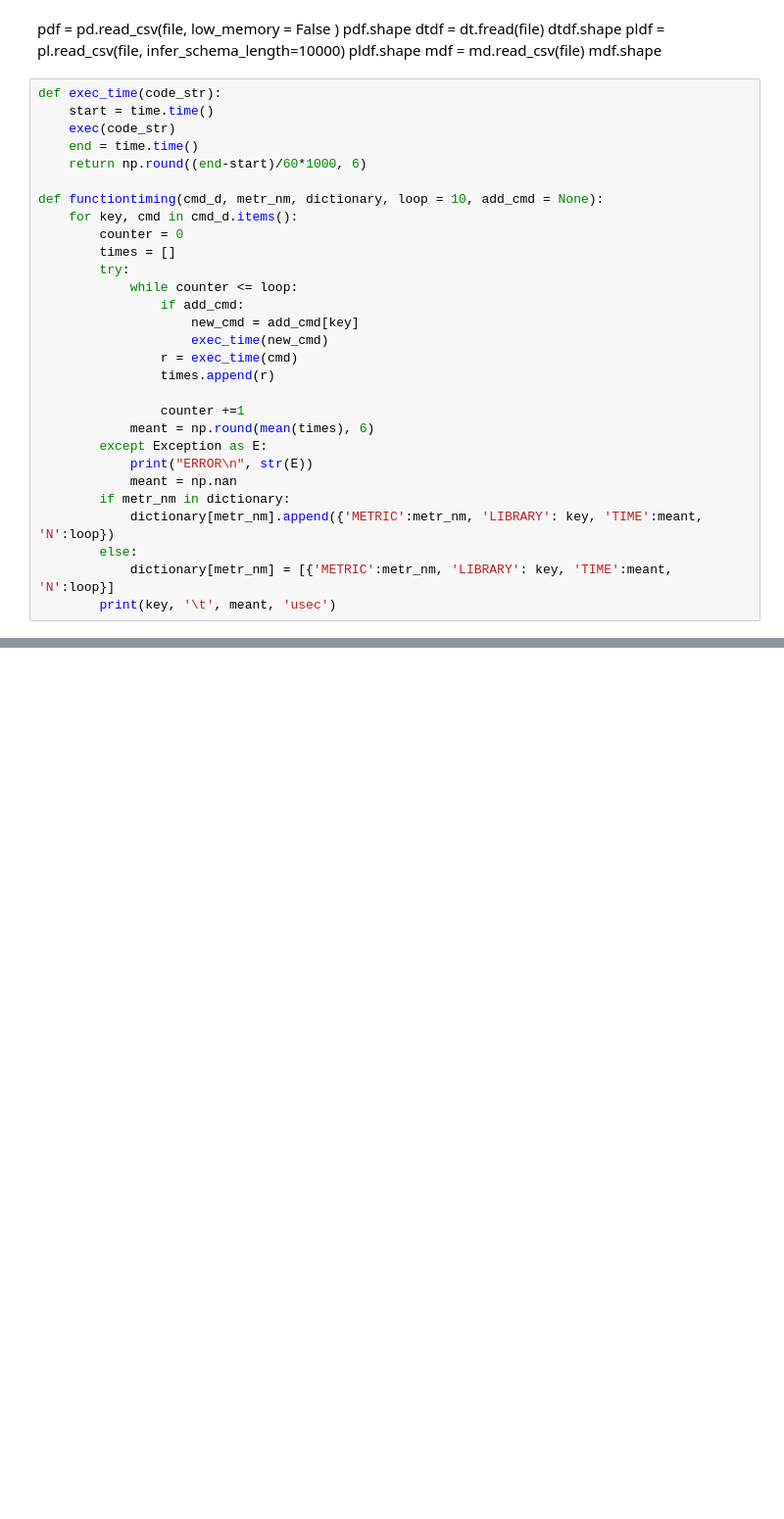
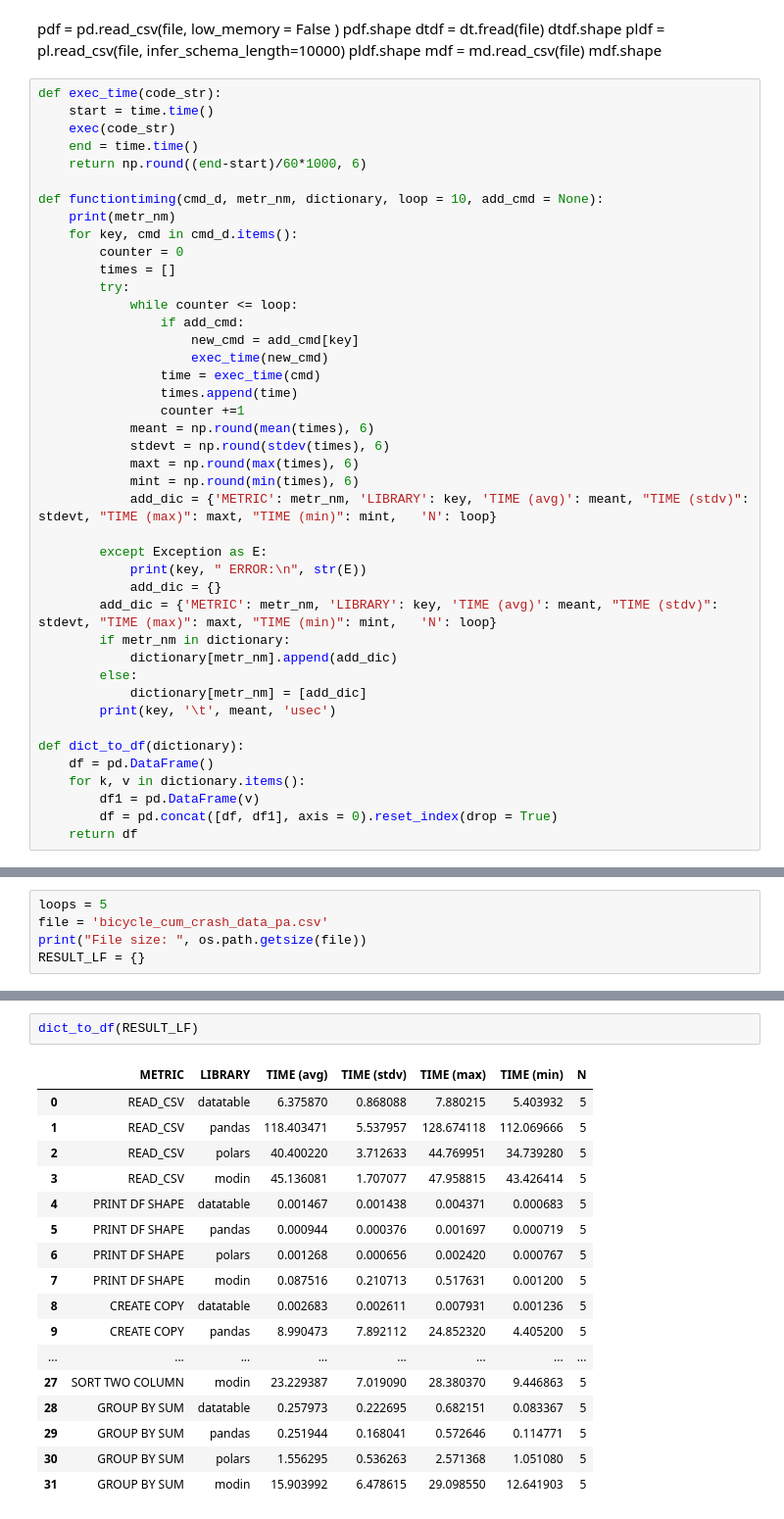
Before and after one commit to jpinzonc/PANDAS_ALTERNATIVES, a Jupyter notebook: PANDAS_ALT.ipynb, the cells around one changed output, grey strips where cells are left out. Shown at 98% size. Drawn from its saved outputs; the diff is of its cells as text; blank space fills up the shorter version.

```diff
--- a/PANDAS_ALT.ipynb
+++ b/PANDAS_ALT.ipynb
@@ -105,6 +120,7 @@ def exec_time(code_str):
     return np.round((end-start)/60*1000, 6)
 
 def functiontiming(cmd_d, metr_nm, dictionary, loop = 10, add_cmd = None):
+    print(metr_nm)
     for key, cmd in cmd_d.items():
         counter = 0
         times = []
@@ -113,16 +129,28 @@ def functiontiming(cmd_d, metr_nm, dictionary, loop = 10, add_cmd = None):
                 if add_cmd:
                     new_cmd = add_cmd[key]
                     exec_time(new_cmd)
-                r = exec_time(cmd)
-                times.append(r)
-
+                time = exec_time(cmd)
+                times.append(time)
                 counter +=1
             meant = np.round(mean(times), 6)
+            stdevt = np.round(stdev(times), 6)
+            maxt = np.round(max(times), 6)
+            mint = np.round(min(times), 6)
+            add_dic = {'METRIC': metr_nm, 'LIBRARY': key, 'TIME (avg)': meant, "TIME (stdv)": stdevt, "TIME (max)": maxt, "TIME (min)": mint,   'N': loop}
+
         except Exception as E:
-            print("ERROR\n", str(E))
-            meant = np.nan
+            print(key, " ERROR:\n", str(E))
+            add_dic = {}
+        add_dic = {'METRIC': metr_nm, 'LIBRARY': key, 'TIME (avg)': meant, "TIME (stdv)": stdevt, "TIME (max)": maxt, "TIME (min)": mint,   'N': loop}
         if metr_nm in dictionary:
-            dictionary[metr_nm].append({'METRIC':metr_nm, 'LIBRARY': key, 'TIME':meant, 'N':loop})
+            dictionary[metr_nm].append(add_dic)
         else:
-            dictionary[metr_nm] = [{'METRIC':metr_nm, 'LIBRARY': key, 'TIME':meant, 'N':loop}]
+            dictionary[metr_nm] = [add_dic]
         print(key, '\t', meant, 'usec')
+
+def dict_to_df(dictionary):
+    df = pd.DataFrame()
+    for k, v in dictionary.items():
+        df1 = pd.DataFrame(v)
+        df = pd.concat([df, df1], axis = 0).reset_index(drop = True)
+    return df
@@ -136,0 +160,5 @@ def functiontiming(cmd_d, metr_nm, dictionary, loop = 10, add_cmd = None):
+# %%
+loops = 5
+file = 'bicycle_cum_crash_data_pa.csv'
+print("File size: ", os.path.getsize(file))
+RESULT_LF = {}
@@ -226,0 +296,20 @@ RESULTS_DF
+# %%
+dict_to_df(RESULT_LF)
+# %% [output]
+|  | METRIC | LIBRARY | TIME (avg) | TIME (stdv) | TIME (max) | TIME (min) | N |
+| 0 | READ_CSV | datatable | 6.375870 | 0.868088 | 7.880215 | 5.403932 | 5 |
+| 1 | READ_CSV | pandas | 118.403471 | 5.537957 | 128.674118 | 112.069666 | 5 |
+| 2 | READ_CSV | polars | 40.400220 | 3.712633 | 44.769951 | 34.739280 | 5 |
+| 3 | READ_CSV | modin | 45.136081 | 1.707077 | 47.958815 | 43.426414 | 5 |
+| 4 | PRINT DF SHAPE | datatable | 0.001467 | 0.001438 | 0.004371 | 0.000683 | 5 |
+| 5 | PRINT DF SHAPE | pandas | 0.000944 | 0.000376 | 0.001697 | 0.000719 | 5 |
+| 6 | PRINT DF SHAPE | polars | 0.001268 | 0.000656 | 0.002420 | 0.000767 | 5 |
+| 7 | PRINT DF SHAPE | modin | 0.087516 | 0.210713 | 0.517631 | 0.001200 | 5 |
+| 8 | CREATE COPY | datatable | 0.002683 | 0.002611 | 0.007931 | 0.001236 | 5 |
+| 9 | CREATE COPY | pandas | 8.990473 | 7.892112 | 24.852320 | 4.405200 | 5 |
+| ... | ... | ... | ... | ... | ... | ... | ... |
+| 27 | SORT TWO COLUMN | modin | 23.229387 | 7.019090 | 28.380370 | 9.446863 | 5 |
+| 28 | GROUP BY SUM | datatable | 0.257973 | 0.222695 | 0.682151 | 0.083367 | 5 |
+| 29 | GROUP BY SUM | pandas | 0.251944 | 0.168041 | 0.572646 | 0.114771 | 5 |
+| 30 | GROUP BY SUM | polars | 1.556295 | 0.536263 | 2.571368 | 1.051080 | 5 |
+| 31 | GROUP BY SUM | modin | 15.903992 | 6.478615 | 29.098550 | 12.641903 | 5 |
```
Also changed, not shown: parts of 21 cells of this notebook, 1 other file.
